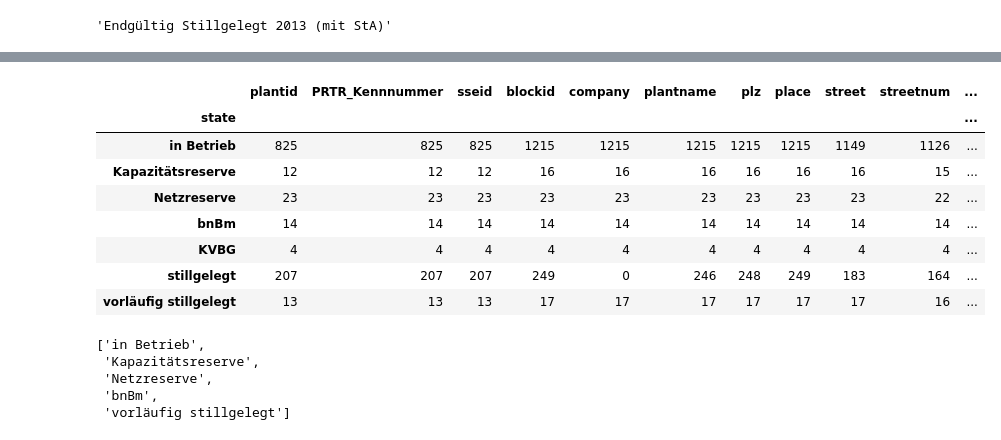
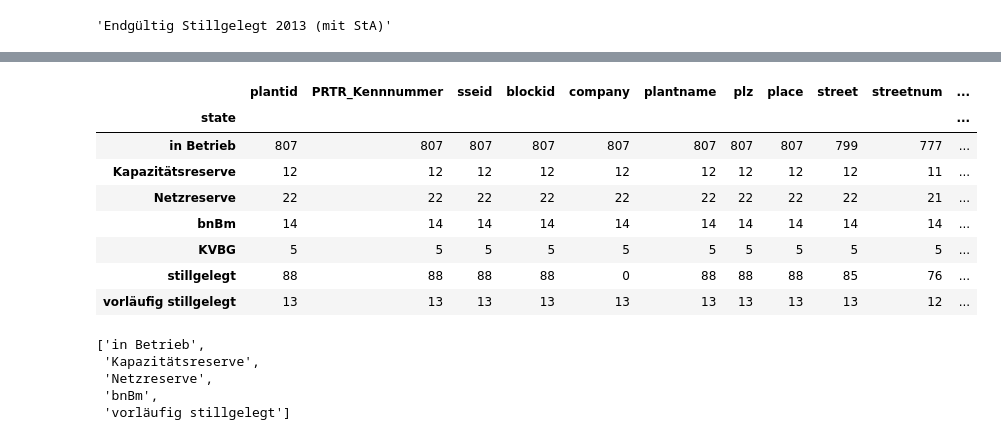
Before and after one commit to sidietz/plantwatch-data, a Jupyter notebook: basic/toblocks-v4.ipynb, the cells around one changed output, grey strips where cells are left out. Cells and saved outputs as stored; diff of their text form; code cells hidden in the pictures.

```diff
--- a/basic/toblocks-v4.ipynb
+++ b/basic/toblocks-v4.ipynb
@@ -46,3 +127,3 @@ plr0b = plr0a.drop(plr0a.columns[cols2],axis=1)
 # %%
-plq0a = plq[~plq['blockid'].isin(["SEE9-Dummy-nicht_EEG", "SEE9-Dummy-EEG"])] # remove non-conventional facilities
+plq0a = plq[~plq['blockid'].isin(["SEE9-Dummy-nicht_EEG", "SEE9-Dummy-EEG", "SEE9-Dummy-EE"])] # remove non-conventional facilities
 plq0b = plq0a.sort_values(['power'], ascending=False)
@@ -49,3 +132,5 @@ plq0b = plq0a.sort_values(['power'], ascending=False)
 # %%
 plq0a.insert(10, "endop", np.nan)
-plr0b.insert(2, "company", np.nan)
+plr0b.insert(1, "company", np.nan)
+# %%
+plr0b.insert(9, "initialopYear", np.nan)
@@ -394,5 +587,5 @@ pl4 = bm.merge(pl3, how="right", left_on="sseid", right_on="blockid")
 # %%
-pl5 = pl4[pd.notnull(pl4['blockid'])]
+pl5 = pl4[pd.notnull(pl4['sseid'])]
 #pl5 = pl4
 pl5a = pl5[pd.notnull(pl5['power'])]
 #pl6 =  pl5a.copy() #[pd.notnull(pl5a['plantid'])]
@@ -440,17 +681,17 @@ p_grp = plants.groupby("plantid")
 # %%
 #plants.groupby("Energip_subgrper").max()
 # %%
-plants.groupby("state").count()
+plants.groupby("state", observed=False).count()
 # %% [output]
 |  | plantid | PRTR_Kennnummer | sseid | blockid | company | plantname | plz | place | street | streetnum | ... |
 | state |  |  |  |  |  |  |  |  |  |  | ... |
-| in Betrieb | 825 | 825 | 825 | 1215 | 1215 | 1215 | 1215 | 1215 | 1149 | 1126 | ... |
-| Kapazitätsreserve | 12 | 12 | 12 | 16 | 16 | 16 | 16 | 16 | 16 | 15 | ... |
-| Netzreserve | 23 | 23 | 23 | 23 | 23 | 23 | 23 | 23 | 23 | 22 | ... |
+| in Betrieb | 807 | 807 | 807 | 807 | 807 | 807 | 807 | 807 | 799 | 777 | ... |
+| Kapazitätsreserve | 12 | 12 | 12 | 12 | 12 | 12 | 12 | 12 | 12 | 11 | ... |
+| Netzreserve | 22 | 22 | 22 | 22 | 22 | 22 | 22 | 22 | 22 | 21 | ... |
 | bnBm | 14 | 14 | 14 | 14 | 14 | 14 | 14 | 14 | 14 | 14 | ... |
-| KVBG | 4 | 4 | 4 | 4 | 4 | 4 | 4 | 4 | 4 | 4 | ... |
-| stillgelegt | 207 | 207 | 207 | 249 | 0 | 246 | 248 | 249 | 183 | 164 | ... |
-| vorläufig stillgelegt | 13 | 13 | 13 | 17 | 17 | 17 | 17 | 17 | 17 | 16 | ... |
+| KVBG | 5 | 5 | 5 | 5 | 5 | 5 | 5 | 5 | 5 | 5 | ... |
+| stillgelegt | 88 | 88 | 88 | 88 | 0 | 88 | 88 | 88 | 85 | 76 | ... |
+| vorläufig stillgelegt | 13 | 13 | 13 | 13 | 13 | 13 | 13 | 13 | 13 | 12 | ... |
 # %%
 ACTIVE_STATES
 # %% [output]
```
Also changed, not shown: parts of 45 cells of this notebook, 1 other file.
